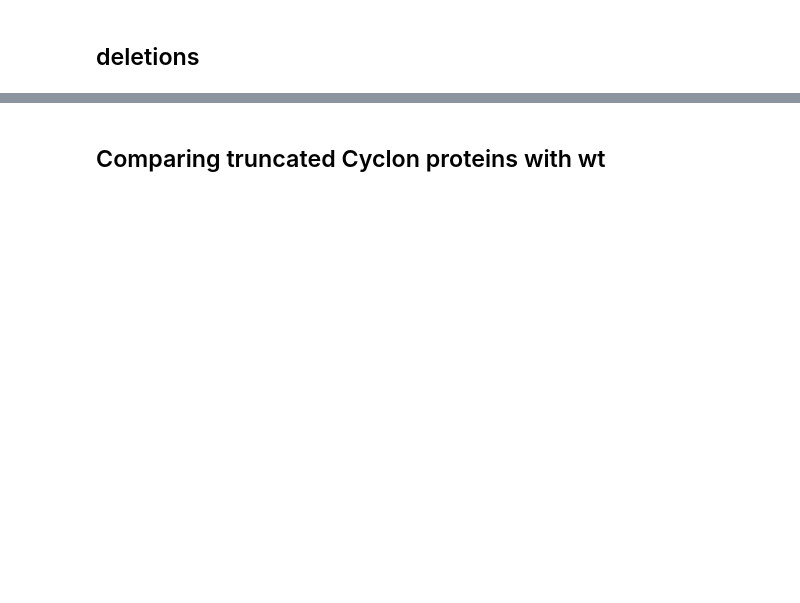
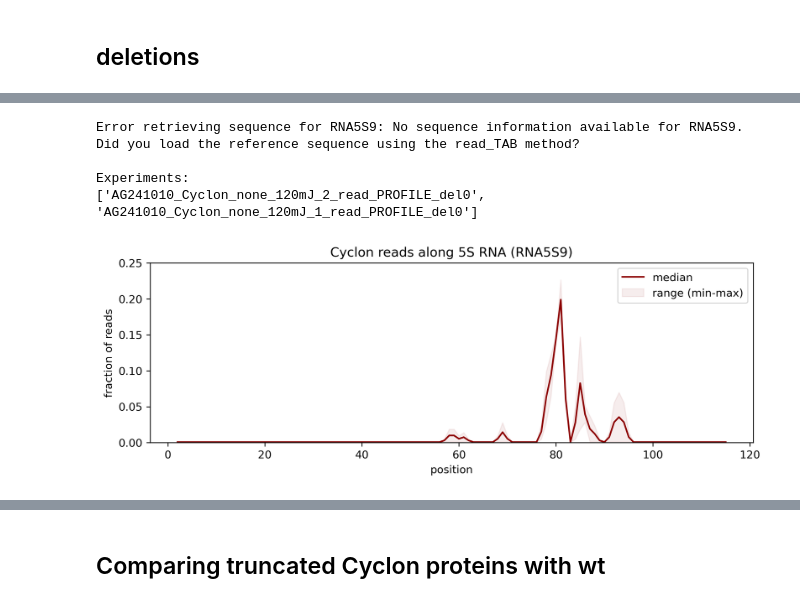
Before and after one commit to TurowskiLab/example-trxtools-Cyclon, a Jupyter notebook: analysis/02_human_rDNA.ipynb, the cells around one changed output, grey strips where cells are left out. Cells and saved outputs as stored; diff of their text form; code cells hidden in the pictures; blank space fills up the shorter version.

```diff
--- a/analysis/02_human_rDNA.ipynb
+++ b/analysis/02_human_rDNA.ipynb
@@ -217 +217,18 @@ Experiments:
 [figure]
+# %%
+flank = 0
+df_temp_datasets = geneFromBigWig(gene_name=f"RNA5S9",
+                                  data_path=bwDir_04, data_files=data_files_del_04,
+                                  gtf=gtf,ranges=flank)
+df_temp_profile = tt.profiles.profileTools.preprocess(df_temp_datasets,
+                                     let_in=['Cyclon_none'],
+                                     let_out=['CPM'],stats=True, window=5)
+
+tt.plotting.plot_as_box_plot(df_temp_profile, figsize=(10,3), title=f"Cyclon reads along 5S RNA (RNA5S9)",
+                             dpi=300,ylim=(None,0.25),offset=0,fname=f'Fig_02_5SRNA-9_deletions_window5.png', color='darkred')
+# %% [output]
+Error retrieving sequence for RNA5S9: No sequence information available for RNA5S9. Did you load the reference sequence using the read_TAB method?
+
+Experiments:
+['AG241010_Cyclon_none_120mJ_2_read_PROFILE_del0', 'AG241010_Cyclon_none_120mJ_1_read_PROFILE_del0']
+[figure, added]
```
Also changed, not shown: parts of 10 cells of this notebook, 12 other files.
